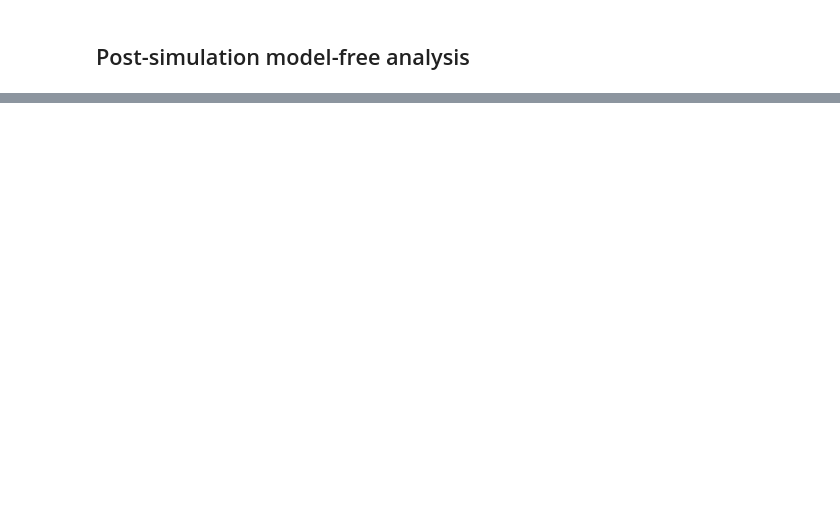
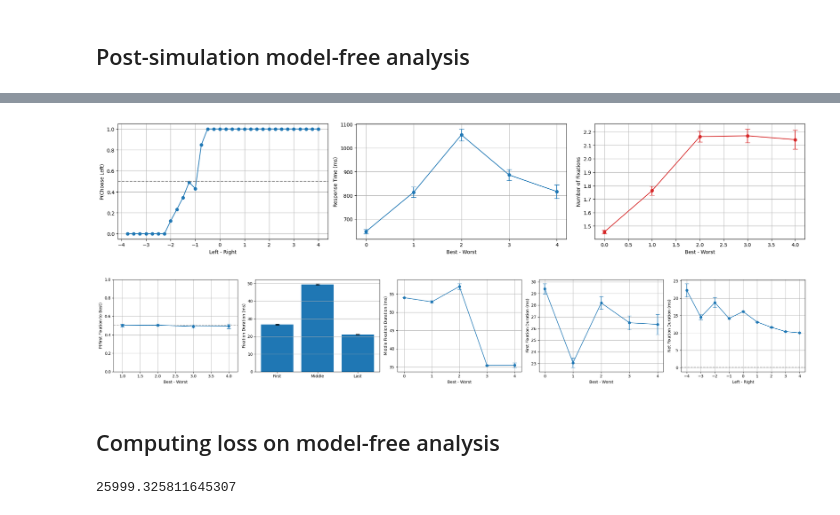
Before and after one commit to Hehesh/DDM, a Jupyter notebook: multiple_subject_simulation.ipynb, the cells around one changed output, grey strips where cells are left out. Drawn from its saved outputs; the diff is of its cells as text; code cells hidden in the pictures; blank space fills up the shorter version.

```diff
--- a/multiple_subject_simulation.ipynb
+++ b/multiple_subject_simulation.ipynb
@@ -170,2 +170,21 @@ results_df.head()
 # %% [markdown]
 ## Post-simulation model-free analysis
+# %%
+simulations_rasterized = rasterize_data(results_df, subject_col='sub_id',trial_col='trial',seq_col='fix_sequence')
+simulations_rasterized['fix_dur'] = simulations_rasterized.apply(
+    lambda r: r['fix_end'] - r['fix_start'],
+    axis=1
+)
+
+simulations_rasterized['fix_num'] = (
+    simulations_rasterized
+    .groupby(['sub_id', 'trial'])
+    .cumcount() + 1
+)
+
+simulations_rasterized['fix_num_rev'] = (
+    simulations_rasterized
+    .groupby(['sub_id', 'trial'])
+    .cumcount(ascending=False) + 1
+)
+simulations_rasterized.head()
@@ -171,0 +198,17 @@ results_df.head()
+# %%
+plot_basic_psychometrics(simulations_rasterized)
+plot_fixation_properties(simulations_rasterized)
+# %% [output]
+[figure, added]
+[figure, added]
+# %% [markdown]
+## Computing loss on model-free analysis
+# %%
+from mfa import compute_mfa, model_free_loss
+
+emp_mfa = compute_mfa(samples_rasterized)
+sim_mfa = compute_mfa(simulations_rasterized)
+loss = model_free_loss(emp_mfa, sim_mfa)
+loss
+# %% [output]
+25999.325811645307
```
Also changed, not shown: parts of 6 cells of this notebook, 1 other file.
